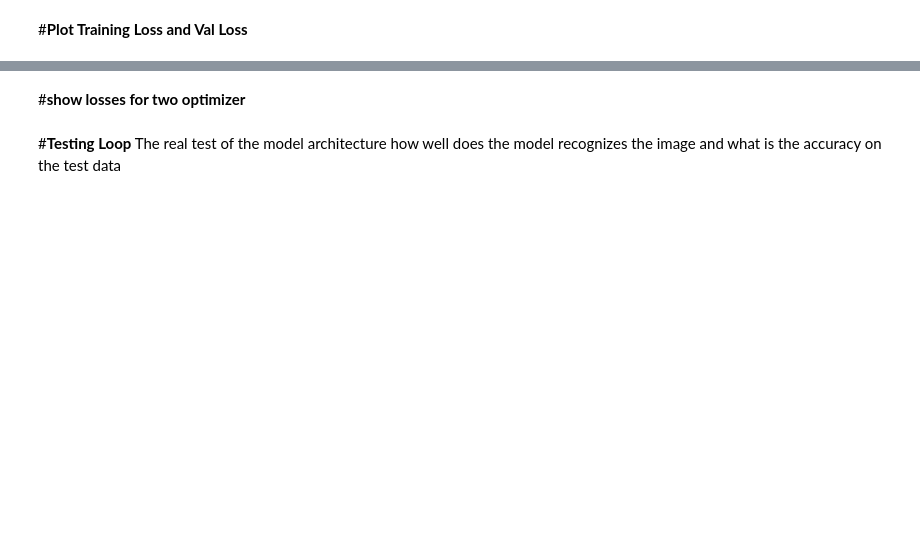
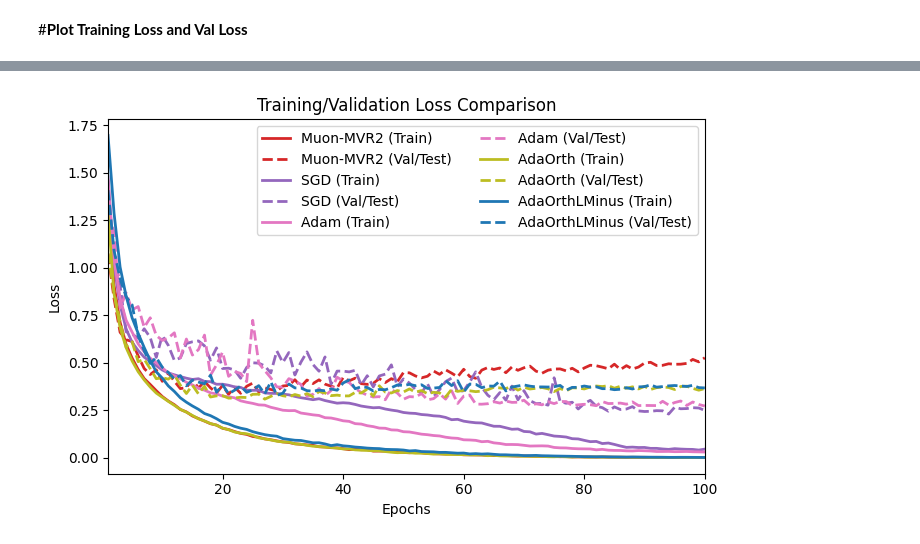
Before and after one commit to RayCyder/Intro, a Jupyter notebook: ResNet_Implementation_on_CIFAR10_2.ipynb, the cells around one changed output, grey strips where cells are left out. Cells and saved outputs as stored; diff of their text form; code cells hidden in the pictures; blank space fills up the shorter version.

```diff
--- a/ResNet_Implementation_on_CIFAR10_2.ipynb
+++ b/ResNet_Implementation_on_CIFAR10_2.ipynb
@@ -1208,7 +1208,7 @@ plt.show()
 # %% [markdown]
 #**training Model with MuonMVR2 using best learning rate**
 # %%
-train_object = TrainModel(train_loader, test_loader, classes, epochs=2)
+train_object = TrainModel(train_loader, test_loader, classes, epochs=100)
 run_results = {}
 # for name, (best_lr, _) in best.items():
 for name in optimizers.keys():
@@ -1260,7 +1327,7 @@ colors = {
     "Muon-MVR2": "#d62728",
     "SGD": "#9467bd",
     "Adam": "#e377c2",
-    "AdaOrthL": "#bcbd22",
+    "AdaOrth": "#bcbd22",
     "AdaOrthLMinus": "#1f77b4",
 }
 import matplotlib.pyplot as plt
@@ -1281,6 +1348,7 @@ def plot_loss_curves(run_results, epochs, colors, save_path="loss.png"):
     plt.xlim(1, epochs)
     plt.tight_layout()
     plt.savefig(save_path, dpi=300)
+    plt.show()
     plt.close()
 
 def plot_acc_curves(run_results, epochs, colors, save_path="acc.png"):
@@ -1300,6 +1368,7 @@ def plot_acc_curves(run_results, epochs, colors, save_path="acc.png"):
     plt.xlim(1, epochs)
     plt.tight_layout()
     plt.savefig(save_path, dpi=300)
+    plt.show()
     plt.close()
 
 def plot_acc_vs_time(run_results, colors, save_path="acc_time.png"):
@@ -1325,7 +1394,5 @@ def plot_acc_vs_time(run_results, colors, save_path="acc_time.png"):
     plt.legend()
     plt.tight_layout()
     plt.savefig(save_path, dpi=300)
+    plt.show()
     plt.close()
-plot_loss_curves(run_results, epochs=100, colors=colors, save_path="loss.png")
-plot_acc_curves(run_results, epochs=100, colors=colors, save_path="acc.png")
-plot_acc_vs_time(run_results, colors=colors, save_path="acc_time.png")
@@ -1486,2 +1398,0 @@ with open(save_path+"result_adaorthlminus.pkl", "wb") as f:
-# %% [markdown]
-#**show losses for two optimizer**
@@ -1504,3 +1398,0 @@ with open(save_path+"result_adaorthlminus.pkl", "wb") as f:
-# %% [markdown]
-#**Testing Loop**
-The real test of the model architecture how well does the model recognizes the image and what is the accuracy on the test data
@@ -1525,0 +1399,4 @@ The real test of the model architecture how well does the model recognizes the i
+# %%
+plot_loss_curves(run_results, epochs=train_object.epochs, colors=colors, save_path="loss.png")
+# %% [output]
+[figure, added]
```
Also changed, not shown: parts of 14 cells of this notebook.
